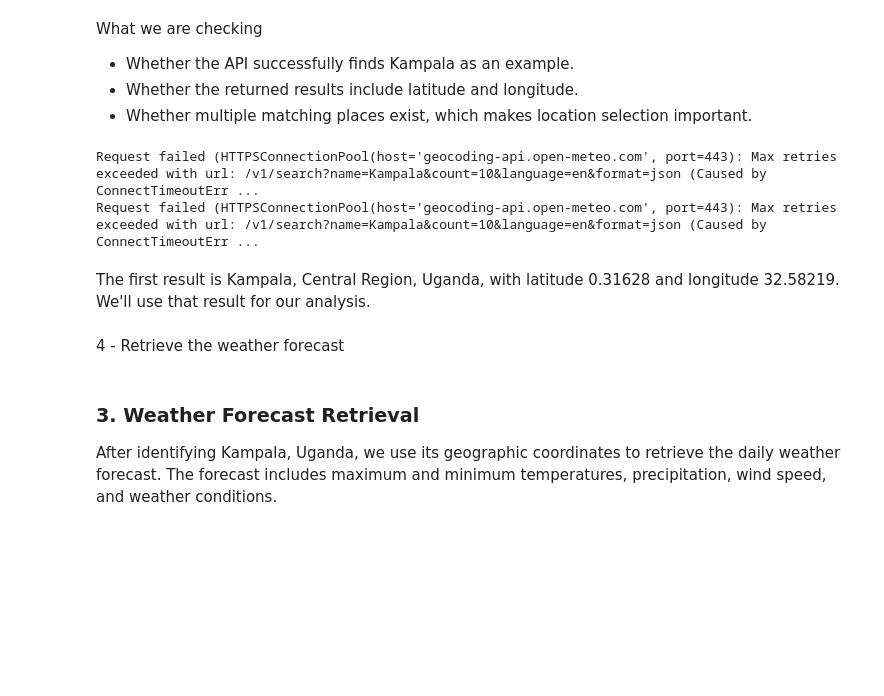
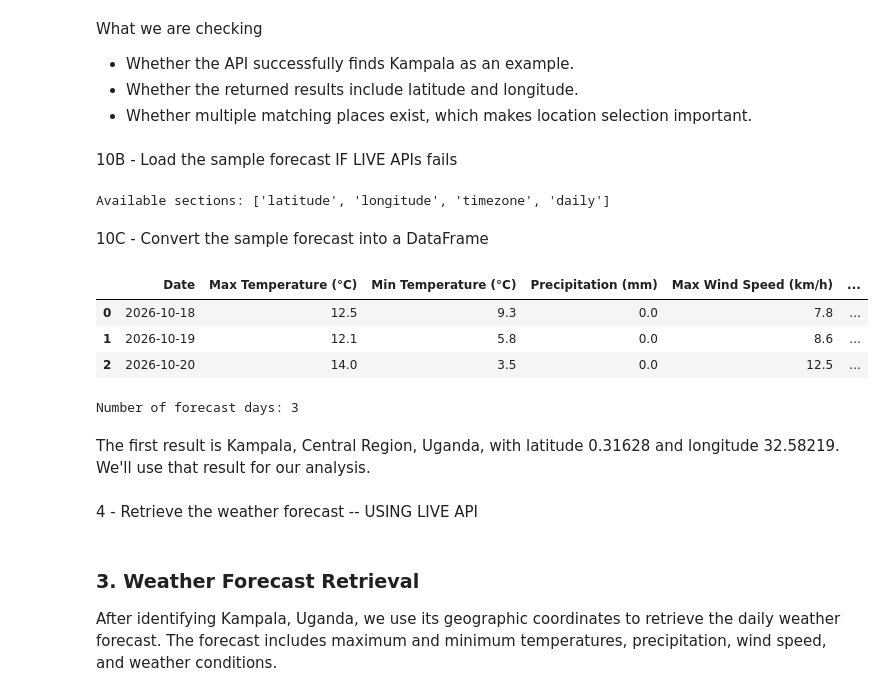
Before and after one commit to akampa-776-agea/weather-forecast-python-api, a Jupyter notebook: notebooks/project1_weather.ipynb, the cells around one changed output. Saved outputs shown, nothing was run; the diff lists cells and outputs as text; code cells hidden in the pictures; blank space fills up the shorter version.

```diff
--- a/notebooks/project1_weather.ipynb
+++ b/notebooks/project1_weather.ipynb
@@ -71,32 +69,61 @@ What we are checking
 - Whether the API successfully finds Kampala as an example.
 - Whether the returned results include latitude and longitude.
 - Whether multiple matching places exist, which makes location selection important.
+# %% [markdown]
+10B - Load the sample forecast IF LIVE APIs fails
+# %%
+from pathlib import Path
+import json
+
+# Locate the saved sample forecast
+sample_file = PROJECT_ROOT / "sample_data" / "forecast_sample.json"
+
+# Load the sample data
+with sample_file.open("r", encoding="utf-8") as file:
+    sample_forecast_data = json.load(file)
+
+print("Available sections:", list(sample_forecast_data.keys()))
+# %% [output]
+Available sections: ['latitude', 'longitude', 'timezone', 'daily']
+# %% [markdown]
+10C - Convert the sample forecast into a DataFrame
+# %%
+# Process the saved sample forecast
+forecast_df = forecast_to_dataframe(sample_forecast_data)
+
+# Display the sample dataset
+display(forecast_df)
+
+print(f"\nNumber of forecast days: {len(forecast_df)}")
+# %% [output]
+|  | Date | Max Temperature (°C) | Min Temperature (°C) | Precipitation (mm) | Max Wind Speed (km/h) | ... |
+| 0 | 2026-10-18 | 12.5 | 9.3 | 0.0 | 7.8 | ... |
+| 1 | 2026-10-19 | 12.1 | 5.8 | 0.0 | 8.6 | ... |
+| 2 | 2026-10-20 | 14.0 | 3.5 | 0.0 | 12.5 | ... |
+Number of forecast days: 3
 # %%
-# Specify the location for analysis
-city = "Kampala"
+# # Specify the location for analysis
+# city = "Kampala"
 
-# Search for matching locations
-locations = geocode(city)
+# # Search for matching locations
+# locations = geocode(city)
 
-# Display the number of matches
-print(f"Number of locations found: {len(locations)}")
+# # Display the number of matches
+# print(f"Number of locations found: {len(locations)}")
 
-# Display the first five matches
-for i, location in enumerate(locations[:5], start=1):
-    print(
-        f"{i}. {location.get('name', 'Unknown')}, "
-        f"{location.get('admin1', '')}, "
-        f"{location.get('country', 'Unknown')} "
-        f"| Latitude: {location.get('latitude')} "
-        f"| Longitude: {location.get('longitude')}"
-    )
+# # Display the first five matches
+# for i, location in enumerate(locations[:5], start=1):
+#     print(
+#         f"{i}. {location.get('name', 'Unknown')}, "
+#         f"{location.get('admin1', '')}, "
+#         f"{location.get('country', 'Unknown')} "
+#         f"| Latitude: {location.get('latitude')} "
+#         f"| Longitude: {location.get('longitude')}"
+#     )
-# %% [output]
-Request failed (HTTPSConnectionPool(host='geocoding-api.open-meteo.com', port=443): Max retries exceeded with url: /v1/search?name=Kampala&count=10&language=en&format=json (Caused by ConnectTimeoutErr ...
-Request failed (HTTPSConnectionPool(host='geocoding-api.open-meteo.com', port=443): Max retries exceeded with url: /v1/search?name=Kampala&count=10&language=en&format=json (Caused by ConnectTimeoutErr ...
 # %% [markdown]
 The first result is Kampala, Central Region, Uganda, with latitude 0.31628 and longitude 32.58219. We'll use that result for our analysis.
 # %% [markdown]
-4 - Retrieve the weather forecast
+4 - Retrieve the weather forecast -- USING LIVE API
 # %% [markdown]
 ### 3. Weather Forecast Retrieval
 
```
Also changed, not shown: parts of 9 cells of this notebook, 6 other files.
